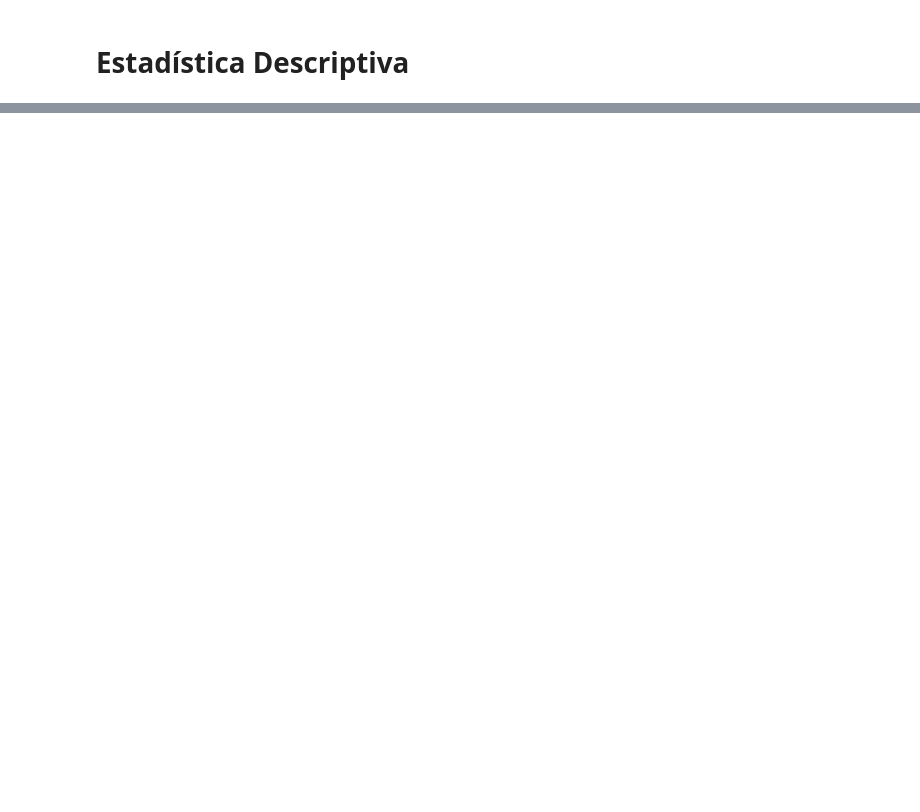
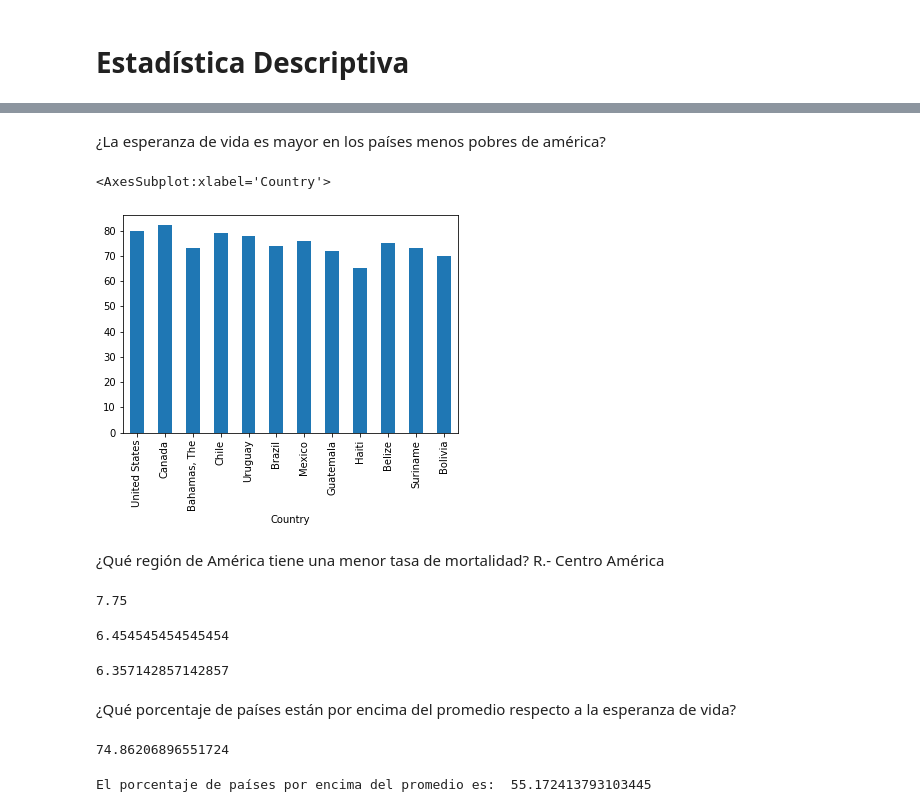
Before and after one commit to DCIDA2019/dcida2020ii-JJRamirezR, a Jupyter notebook: Sep11/EstDescriptiva.ipynb, the cells around one changed output, grey strips where cells are left out. Cells and saved outputs as stored; diff of their text form; code cells hidden in the pictures; blank space fills up the shorter version.

```diff
--- a/Sep11/EstDescriptiva.ipynb
+++ b/Sep11/EstDescriptiva.ipynb
@@ -96,0 +121,52 @@ A
+# %% [markdown]
+¿La esperanza de vida es mayor en los países menos pobres de américa?
+# %%
+#estos serían los países más pobres
+pbpl80=A['Population below poverty line (%)']>A['Population below poverty line (%)'].quantile(0.80)
+pb80=A[pbpl80]
+#Estos serían los países mas ricos
+pbpl20=A['Population below poverty line (%)']<A['Population below poverty line (%)'].quantile(0.20)
+pb20=A[pbpl20]
+
+pb20.set_index('Country',inplace=True)
+pb80.set_index('Country',inplace=True)
+# %%
+#grafica comparando las expextativas de vida entre los países pobres y ricos.
+B=pd.concat([pb20,pb80])
+B['Life expectancy at birth (years)'].plot(kind = 'bar')
+# %% [output]
+<AxesSubplot:xlabel='Country'>
+[figure, added]
+# %% [markdown]
+¿Qué región de América tiene una menor tasa de mortalidad?
+R.- Centro América
+# %%
+#Promedio de tasa de mortalidad North America
+NA['Death rate (deaths/1,000 population)'].mean()
+# %% [output]
+7.75
+# %%
+#Promedio de tasa de mortalidad South America
+SA['Death rate (deaths/1,000 population)'].mean()
+# %% [output]
+6.454545454545454
+# %%
+#Promedio de tasa de mortalidad Central America
+CA['Death rate (deaths/1,000 population)'].mean()
+# %% [output]
+6.357142857142857
+# %% [markdown]
+¿Qué porcentaje de países están por encima del promedio respecto a la esperanza de vida?
+# %%
+#La esperanza de vida promedio en América es:
+ev=A['Life expectancy at birth (years)'].mean()
+ev
+# %% [output]
+74.86206896551724
+# %%
+lm=A['Life expectancy at birth (years)']>ev
+porc=A[lm]['Country'].count()
+h=A['Life expectancy at birth (years)'].count()
+print('El porcentaje de países por encima del promedio es: ',porc/h*100)
+# %% [output]
+El porcentaje de países por encima del promedio es:  55.172413793103445
```
Also changed, not shown: parts of 7 cells of this notebook.
